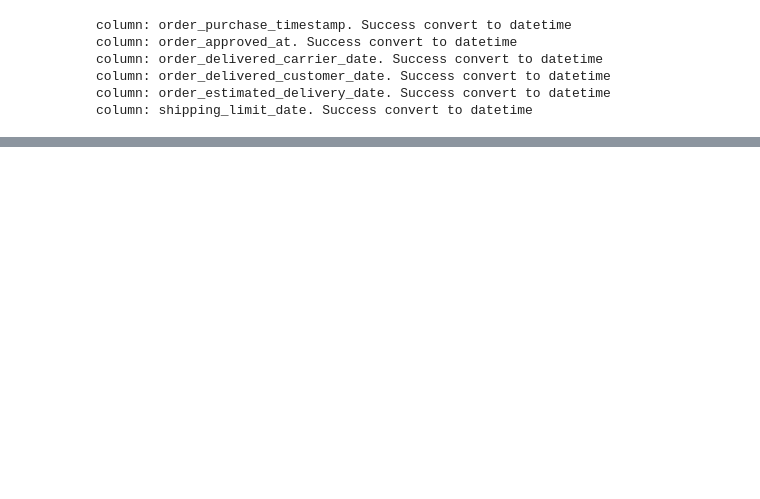
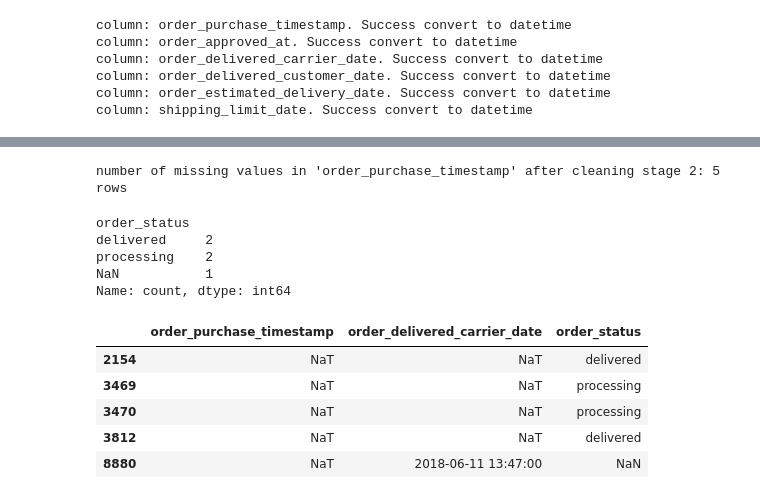
Before and after one commit to RizkiRdm/Olist-E-commerce-Performance-Analysis, a Jupyter notebook: notebooks/data_cleaning.ipynb, the cells around one changed output, grey strips where cells are left out. Drawn from its saved outputs; the diff is of its cells as text; code cells hidden in the pictures; blank space fills up the shorter version.

```diff
--- a/notebooks/data_cleaning.ipynb
+++ b/notebooks/data_cleaning.ipynb
@@ -277,0 +347,14 @@ Number of null values in 'order_purchase_timestamp' after filling: 31
+# %%
+# count time difference between order_delivered_carrier_date and order_purchase_timestamp
+time_diif = (
+    ecom_data_df["order_delivered_carrier_date"]
+    - ecom_data_df["order_purchase_timestamp"]
+)
+
+# drop 'NaT' value
+time_diif_no_nat = time_diif.dropna()
+
+# count median
+median_time_diff = time_diif_no_nat.median()
+
+print(f"median between purchase and submission to courier: {median_time_diff}")
@@ -277,0 +363,39 @@ Number of null values in 'order_purchase_timestamp' after filling: 31
+# %%
+# fill missing value in order_purchase_timestamp for status 'delivered'
+delivered_mask = (ecom_data_df["order_status"] == "delivered") & (
+    ecom_data_df["order_delivered_carrier_date"].notna()
+)
+
+ecom_data_df.loc[delivered_mask, "order_purchase_timestamp"] = (
+    ecom_data_df.loc[delivered_mask, "order_delivered_carrier_date"] - median_time_diff
+)
+
+print(
+    f"number of missing values in 'order_purchase_timestamp' after cleaning stage 2: {ecom_data_df['order_purchase_timestamp'].isnull().sum()} rows"
+)
+# %% [output]
+number of missing values in 'order_purchase_timestamp' after cleaning stage 2: 5 rows
+# %%
+remaining_missing_purchase = ecom_data_df[
+    ecom_data_df["order_purchase_timestamp"].isnull()
+]
+
+# Hitung jumlah kemunculan setiap order_status di baris-baris tersebut (termasuk NaN jika ada)
+print(remaining_missing_purchase["order_status"].value_counts(dropna=False))
+display(
+    remaining_missing_purchase[
+        ["order_purchase_timestamp", "order_delivered_carrier_date", "order_status"]
+    ]
+)
+# %% [output]
+order_status
+delivered     2
+processing    2
+NaN           1
+Name: count, dtype: int64
+|  | order_purchase_timestamp | order_delivered_carrier_date | order_status |
+| 2154 | NaT | NaT | delivered |
+| 3469 | NaT | NaT | processing |
+| 3470 | NaT | NaT | processing |
+| 3812 | NaT | NaT | delivered |
+| 8880 | NaT | 2018-06-11 13:47:00 | NaN |
```
Also changed, not shown: parts of 18 cells of this notebook.
